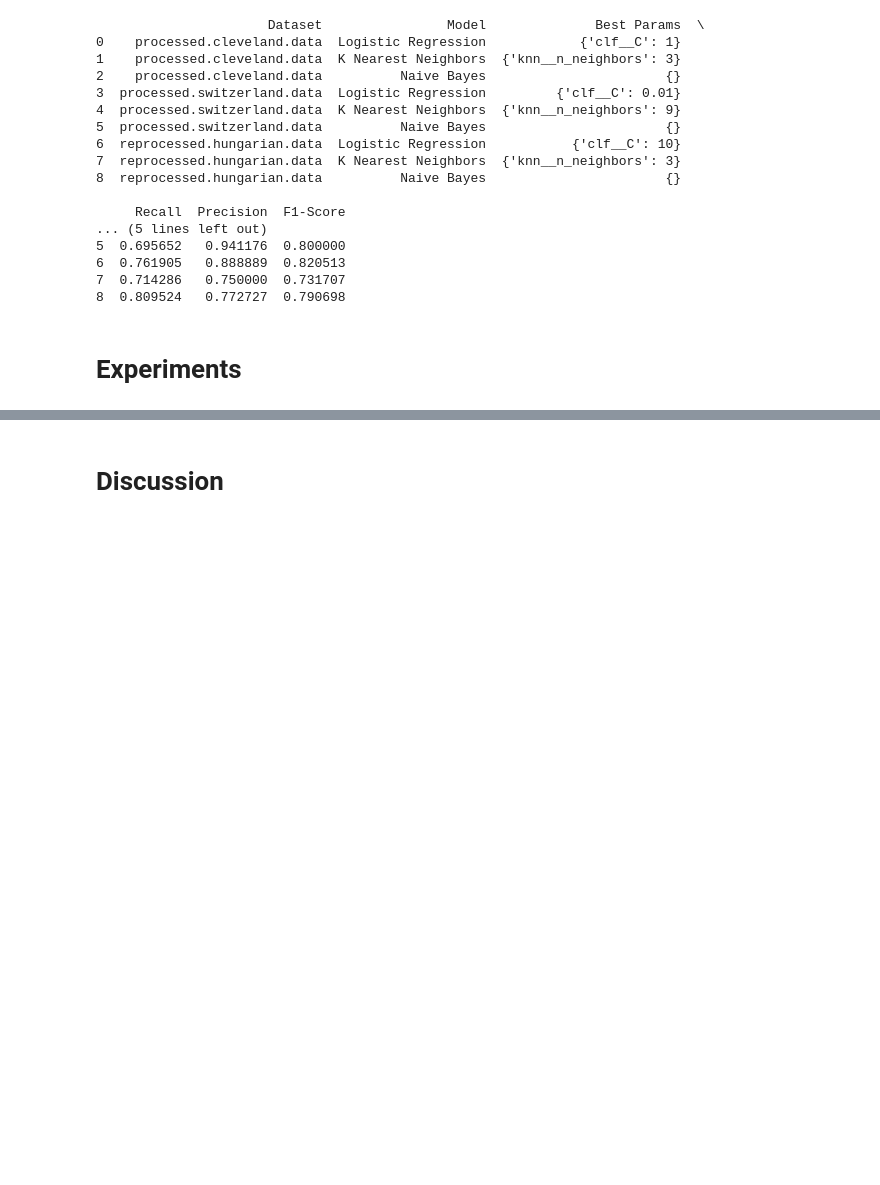
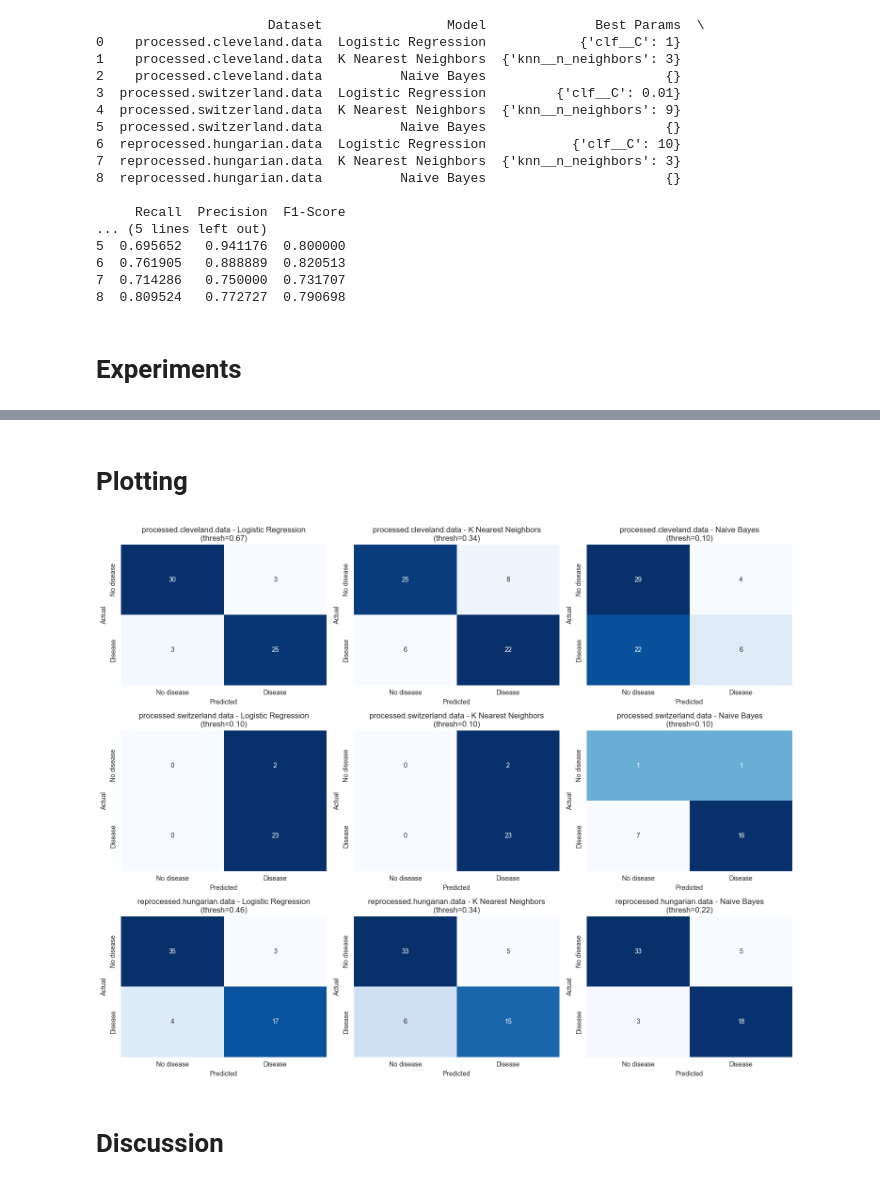
Before and after one commit to BytebenderCoco/machine-learning-predicting-heart-disease, a Jupyter notebook: Merged.ipynb, the cells around one changed output, grey strips where cells are left out. Cells and saved outputs as stored; diff of their text form; code cells hidden in the pictures; blank space fills up the shorter version.

Commit message:
better graph plotting

```diff
--- a/Merged.ipynb
+++ b/Merged.ipynb
@@ -235,23 +235,3 @@ for split in splits:
             "cm": cm,
             "report": report
         })
-
-# Plot confusion matrices
-for res in results:
-    cm_norm = res["cm"].astype(float) / res["cm"].sum(axis=1)[:, None]
-    plt.figure(figsize=(5, 4))
-    sns.heatmap(
-        cm_norm,
-        annot=res["cm"],
-        fmt='d',
-        cmap='Blues',
-        xticklabels=['No disease', 'Disease'],
-        yticklabels=['No disease', 'Disease']
-    )
-    plt.title(f'{res["dataset"]} - {res["model"]} (thresh={res["threshold"]:.2f})')
-    plt.xlabel('Predicted')
-    plt.ylabel('Actual')
-    plt.tight_layout()
-    plt.show()
-
-# Plot classification reports
@@ -268,3 +238,41 @@ for res in results:
+# %% [markdown]
+# Plotting
+# %%
+# Plot all confusion matrices in a grid for better overview
+import math
+
+num_plots = len(results)
+cols = 3  # Number of plots per row
+rows = math.ceil(num_plots / cols)
+
+fig, axes = plt.subplots(rows, cols, figsize=(cols * 5, rows * 4))
+
+for idx, res in enumerate(results):
+    ax = axes[idx // cols, idx % cols]
+    cm_norm = res["cm"].astype(float) / res["cm"].sum(axis=1)[:, None]
+
+    sns.heatmap(
+        cm_norm,
+        annot=res["cm"],
+        fmt='d',
+        cmap='Blues',
+        xticklabels=['No disease', 'Disease'],
+        yticklabels=['No disease', 'Disease'],
+        ax=ax,
+        cbar=False
+    )
+    ax.set_title(f'{res["dataset"]} - {res["model"]}\n(thresh={res["threshold"]:.2f})')
+    ax.set_xlabel('Predicted')
+    ax.set_ylabel('Actual')
+
+# Hide any unused subplots
+for i in range(num_plots, rows * cols):
+    fig.delaxes(axes.flatten()[i])
+
+plt.tight_layout()
+plt.show()
+# %% [output]
+[figure, added]
 # %% [markdown]
 # Discussion
 # %% [markdown]
```
Also changed, not shown: parts of 10 cells of this notebook.
